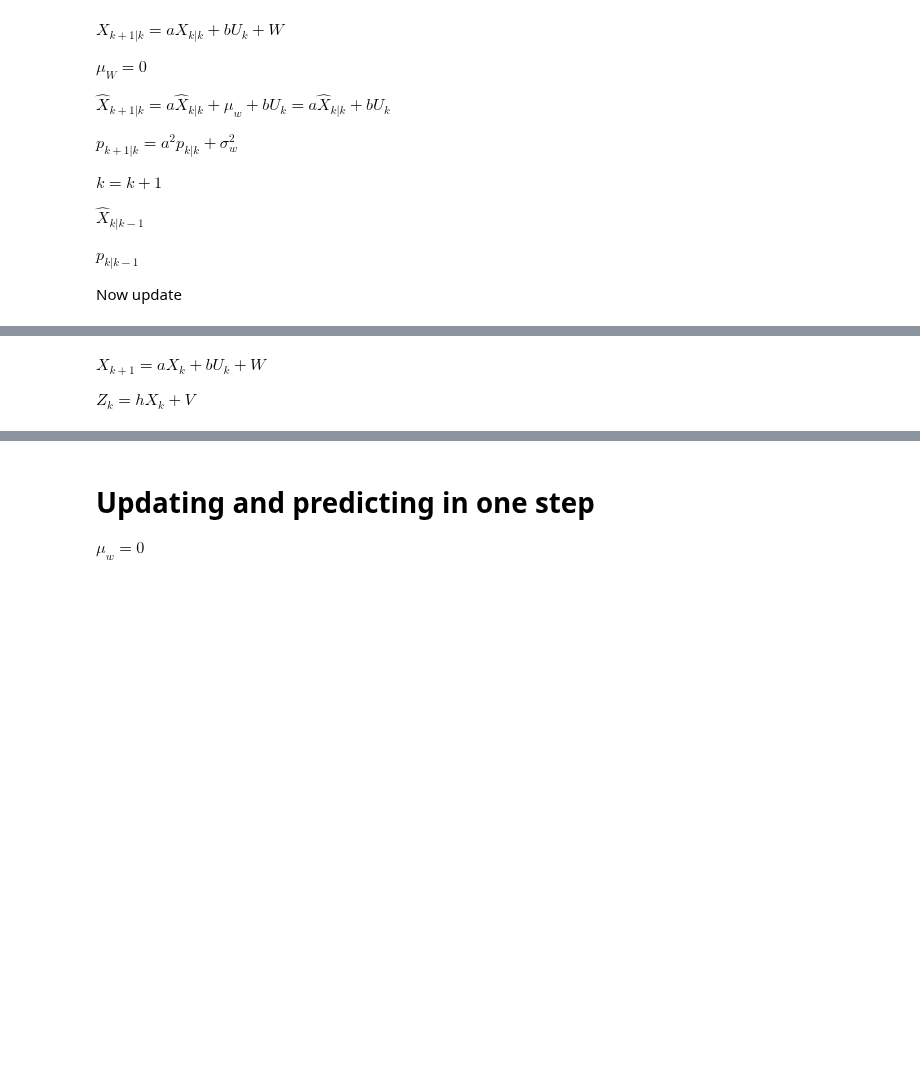
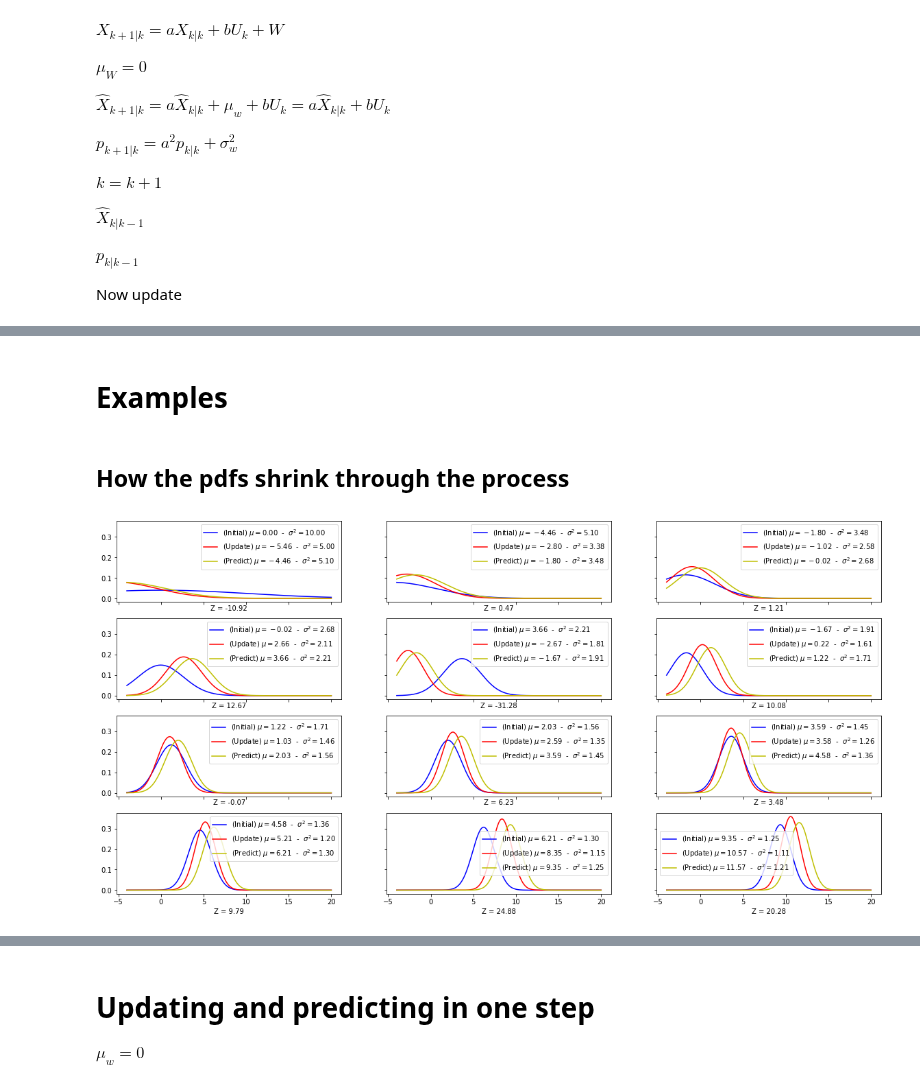
Before and after one commit to jganzabal/Kalman-as-Recursive-Bayesian-Estimation, a Jupyter notebook: 3_One dimensional Kalman filter.ipynb, the cells around one changed output, grey strips where cells are left out. Drawn from its saved outputs; the diff is of its cells as text; code cells hidden in the pictures; blank space fills up the shorter version.

```diff
--- a/3_One dimensional Kalman filter.ipynb
+++ b/3_One dimensional Kalman filter.ipynb
@@ -246,4 +291,0 @@ def predict(sigma_w, X_updated, P_updated, a = 1, b = 1, U = 1):
-# %% [markdown]
-$X_{k+1} = aX_k + bU_k + W$
-
-$Z_k = hX_k + V$
@@ -273,0 +292,22 @@ def kalman_filter(measurements, X_est_prior, P_prior, sigma_v, sigma_w, h = 1, a
+# %% [markdown]
+# Examples
+# %% [markdown]
+## How the pdfs shrink through the process
+# %%
+first = 5
+last = 16
+measurements = list(np.linspace(first,last,last-first+1))
+
+# Variance of measurement
+sigma_v = 10.
+# Variance of action
+sigma_w = 0.1
+# Initial mu
+X_o = 0.
+# Initial variance
+P_0 = 10.
+points = 200
+measurements = generate_sample(X_o = X_o, sigma_w = sigma_w,sigma_v = sigma_v, steps = 11)
+plot_kalman_process(measurements, X_o, P_0, sigma_v, sigma_w, points = points, h = 1, a = 1, b = 1, U = 1)
+# %% [output]
+[figure, added]
```
Also changed, not shown: parts of 20 cells of this notebook, 1 other file.
